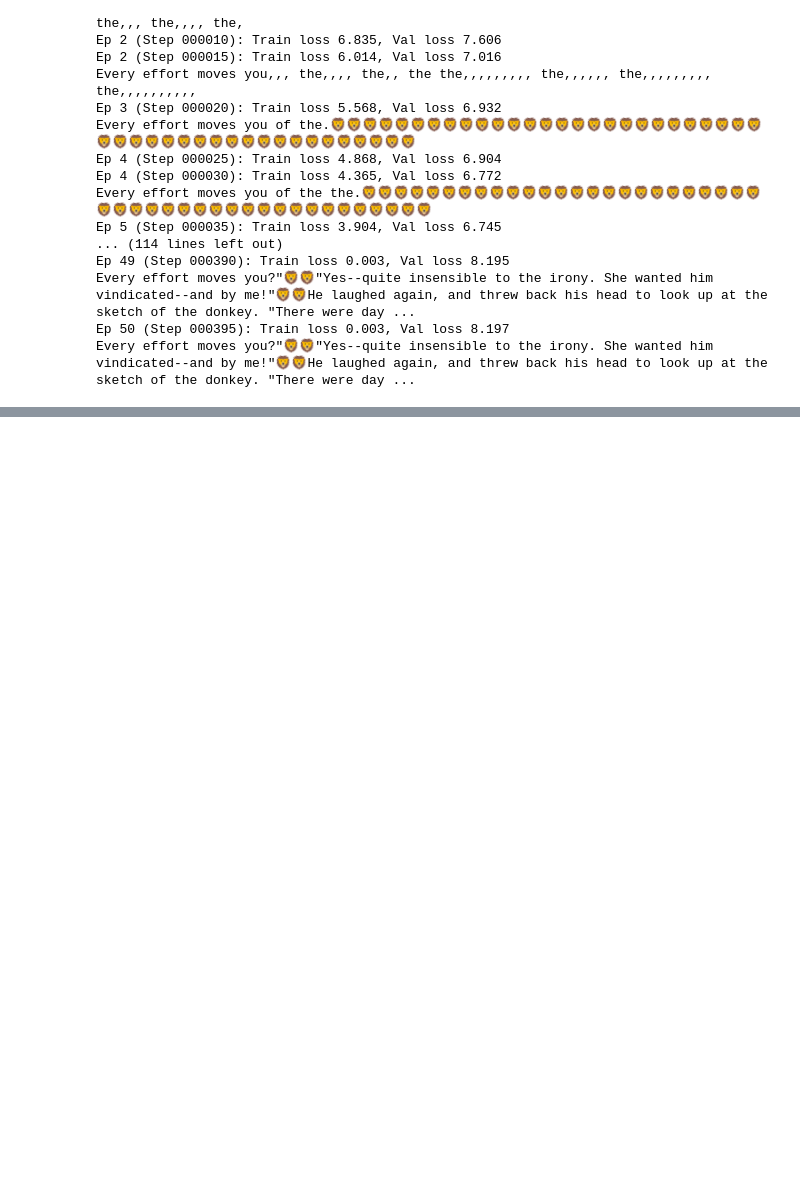
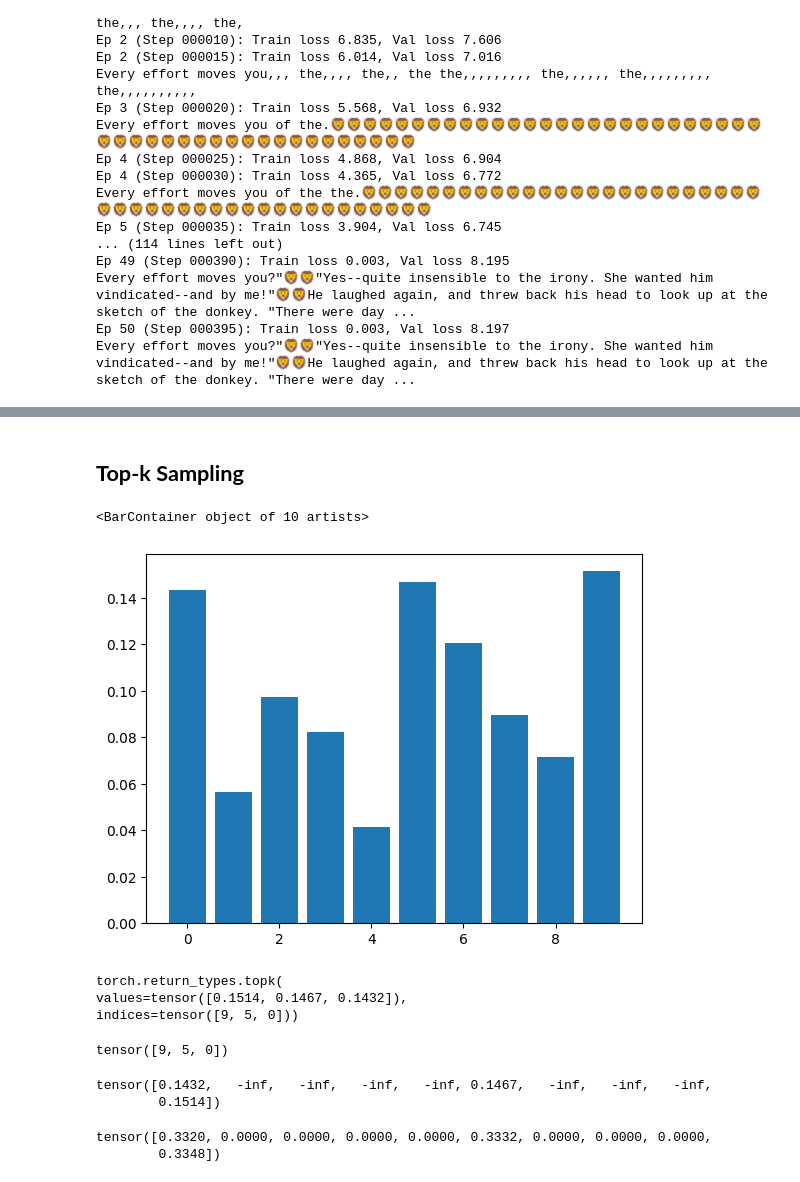
Before and after one commit to 17Swagat/LLMs-from-scratch, a Jupyter notebook: ch05/00_ME-Experimenting/notes_04.ipynb, the cells around one changed output, grey strips where cells are left out. Cells and saved outputs as stored; diff of their text form; code cells hidden in the pictures; blank space fills up the shorter version.

```diff
--- a/ch05/00_ME-Experimenting/notes_04.ipynb
+++ b/ch05/00_ME-Experimenting/notes_04.ipynb
@@ -571,0 +795,32 @@ plot.show()
+# %% [markdown]
+## **Top-k Sampling**
+# %%
+probas = torch.tensor([0.1432, 0.0563, 0.0975, 0.0821, 0.0412,0.1467, 0.1204, 0.0897, 0.0715,  0.1514])
+plot.bar(range(len(probas)), probas)
+# %% [output]
+<BarContainer object of 10 artists>
+[figure, added]
+# %%
+probas.topk(k=3)
+# %% [output]
+torch.return_types.topk(
+values=tensor([0.1514, 0.1467, 0.1432]),
+indices=tensor([9, 5, 0]))
+# %%
+topk_indices = probas.topk(k=3).indices
+topk_indices
+# %% [output]
+tensor([9, 5, 0])
+# %%
+mask = torch.full_like(probas, float('-inf'))
+mask[topk_indices] = probas[topk_indices]
+mask
+# %% [output]
+tensor([0.1432,   -inf,   -inf,   -inf,   -inf, 0.1467,   -inf,   -inf,   -inf,
+        0.1514])
+# %%
+mask = mask.softmax(dim=-1)
+mask
+# %% [output]
+tensor([0.3320, 0.0000, 0.0000, 0.0000, 0.0000, 0.3332, 0.0000, 0.0000, 0.0000,
+        0.3348])
```
Also changed, not shown: parts of 54 cells of this notebook, 4 other files.
